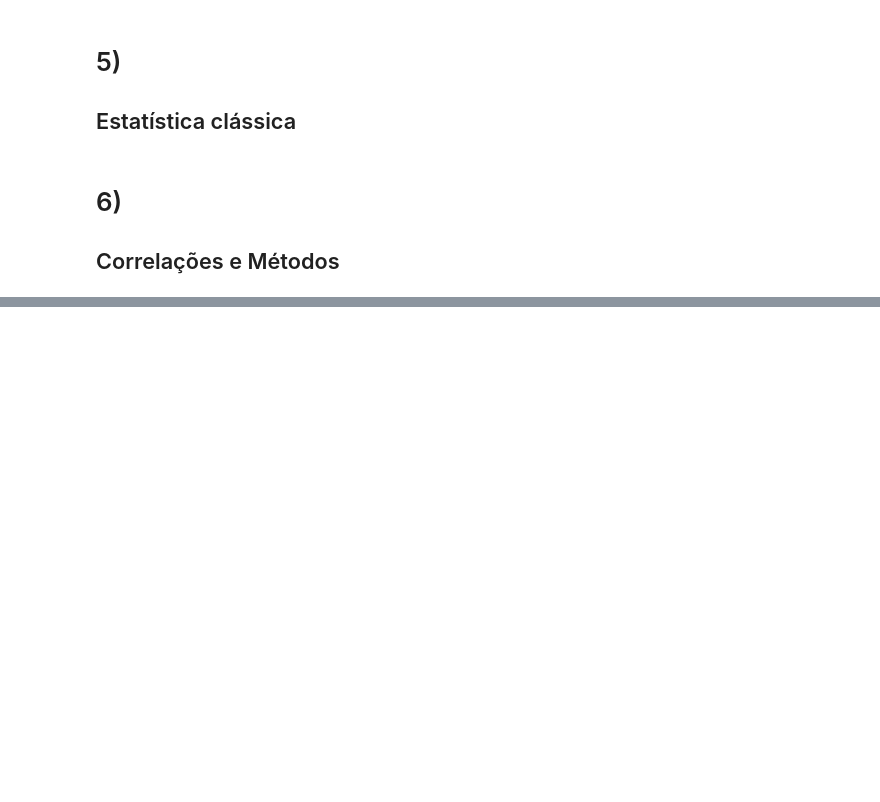
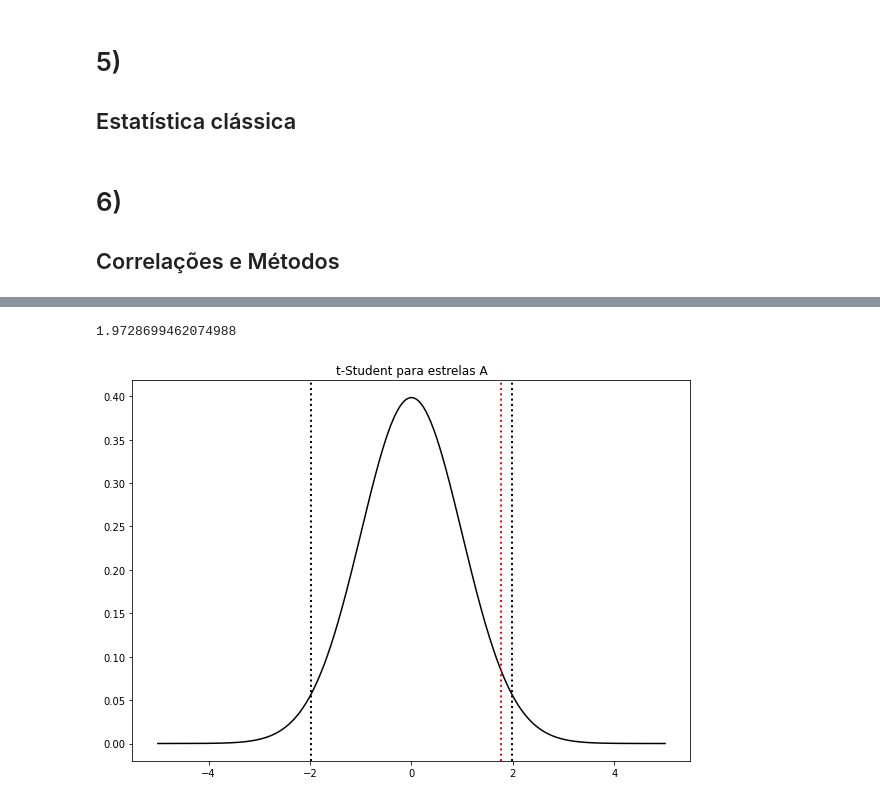
Before and after one commit to Hipparcus/Meus_projetos, a Jupyter notebook: Pessoal/Síntese Estatística.ipynb, the cells around one changed output, grey strips where cells are left out. Cells and saved outputs as stored; diff of their text form; code cells hidden in the pictures; blank space fills up the shorter version.

```diff
--- a/Pessoal/Síntese Estatística.ipynb
+++ b/Pessoal/Síntese Estatística.ipynb
@@ -744,0 +859,8 @@ plt.show()
+# %%
+df_2 = pd.read_csv('arquivo_2.dat', header = 1, delim_whitespace=True) #Data Frame da segunda observação
+df_2 = pd.DataFrame(data = df_2.values,columns = ['Estrela A', 'Estrela B'])
+x_2= df_2['Estrela A']
+y_2=df_2['Estrela B']
+tau_22, p_value_22 = stats.kendalltau(x_2,y_2)
+print('tau = '+str(tau_22))
+print('A probabilidade de nao haver correlacao (H0 rejeitada): '+str(1 - p_value_22))
@@ -744,0 +891,24 @@ plt.show()
+# %%
+def tstudent(x,y):
+    '''
+    recebe dois data frames e retorna o valor do t e o grau de liberdade
+    '''
+    ux = x.mean()
+    uy = y.mean()
+    n = len(x)
+    m = len(y)
+    v = n + m - 2 ##nesse caso estamos comparando apenas dois tipos de dados, entao nosso grau de liberdade terá - dois
+    s = np.sqrt((n*(x.std()**2) + m*(y.std()**2))/v)
+    return (ux - uy)/(s*np.sqrt(m**(-1) + n**(-1))),v
+
+def f_test(x,y):
+    '''
+    recebe dois data frames e retorna o valor do f e o grau de liberdade
+    '''
+    ux = x.mean()
+    uy = y.mean()
+    n = len(x)
+    m = len(y)
+    v = n + m - 2 ##nesse caso estamos comparando apenas dois tipos de dados, entao nosso grau de liberdade terá - dois
+    s = np.sqrt((n*(x.std()**2) + m*(y.std()**2))/v)
+    return (x.std()**2)/(y.std()**2),v
@@ -744,0 +930,16 @@ plt.show()
+# %%
+t_dist = np.linspace(-5,+5,1000)
+prob = stats.t.pdf(x= t_dist, df=tstudent(x_1,x_2)[1])
+stats.t.ppf(1-0.05/2,df=tstudent(x_1,x_2)[1])
+# %% [output]
+1.9728699462074988
+# %%
+plt.figure(figsize = [10,7])
+plt.title('t-Student para estrelas A')
+plt.plot(t_dist,prob,'k')
+plt.axvline(tstudent(x_1,x_2)[0], color='r', linestyle='dotted', linewidth=2)
+plt.axvline(stats.t.ppf(1-0.05/2,df=tstudent(x_1,x_2)[1]), color='k', linestyle='dotted', linewidth=2)
+plt.axvline(-stats.t.ppf(1-0.05/2,df=tstudent(x_1,x_2)[1]), color='k', linestyle='dotted', linewidth=2)
+plt.show()
+# %% [output]
+[figure, added]
```
Also changed, not shown: parts of 51 cells of this notebook, 2 other files.
